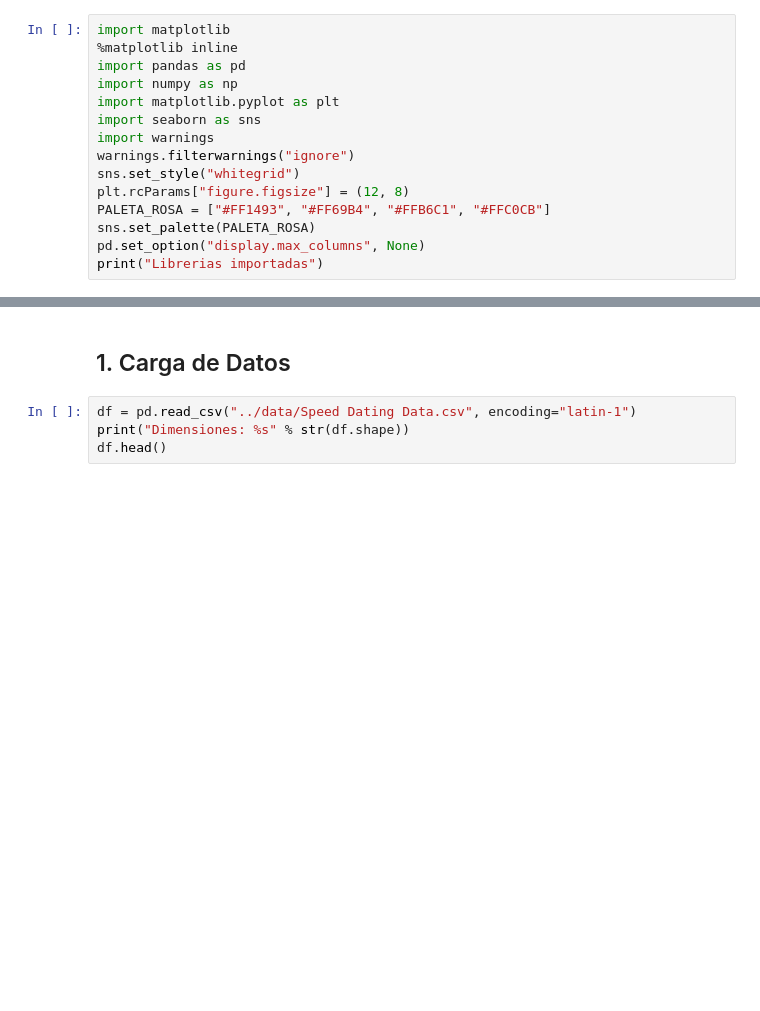
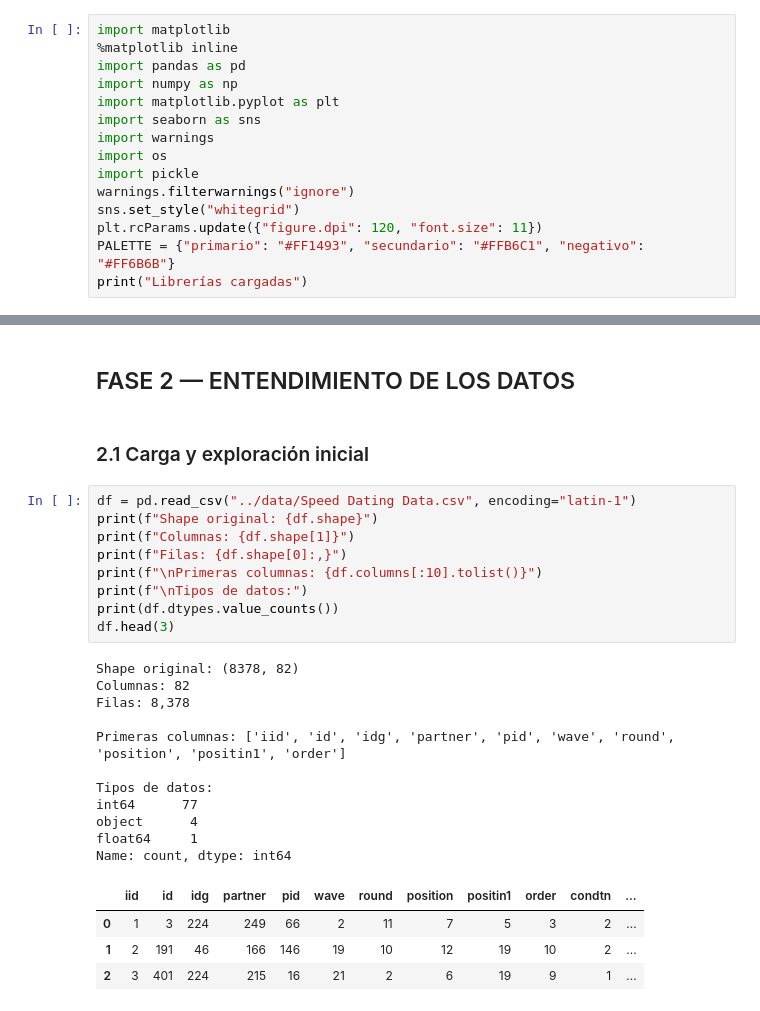
Before and after one commit to laulaguado/match-predictor, a Jupyter notebook: notebooks/01_preparacion_datos.ipynb, the cells around one changed output, grey strips where cells are left out. Drawn from its saved outputs; the diff is of its cells as text; blank space fills up the shorter version.

```diff
--- a/notebooks/01_preparacion_datos.ipynb
+++ b/notebooks/01_preparacion_datos.ipynb
@@ -10,10 +16,10 @@ import numpy as np
 import matplotlib.pyplot as plt
 import seaborn as sns
 import warnings
+import os
+import pickle
 warnings.filterwarnings("ignore")
 sns.set_style("whitegrid")
-plt.rcParams["figure.figsize"] = (12, 8)
-PALETA_ROSA = ["#FF1493", "#FF69B4", "#FFB6C1", "#FFC0CB"]
-sns.set_palette(PALETA_ROSA)
-pd.set_option("display.max_columns", None)
-print("Librerias importadas")
+plt.rcParams.update({"figure.dpi": 120, "font.size": 11})
+PALETTE = {"primario": "#FF1493", "secundario": "#FFB6C1", "negativo": "#FF6B6B"}
+print("Librerías cargadas")
@@ -20,6 +53,29 @@ print("Librerias importadas")
+# %% [markdown]
+## FASE 2 — ENTENDIMIENTO DE LOS DATOS
 # %% [markdown]
-## 1. Carga de Datos
+### 2.1 Carga y exploración inicial
 # %%
 df = pd.read_csv("../data/Speed Dating Data.csv", encoding="latin-1")
-print("Dimensiones: %s" % str(df.shape))
-df.head()
+print(f"Shape original: {df.shape}")
+print(f"Columnas: {df.shape[1]}")
+print(f"Filas: {df.shape[0]:,}")
+print(f"\nPrimeras columnas: {df.columns[:10].tolist()}")
+print(f"\nTipos de datos:")
+print(df.dtypes.value_counts())
+df.head(3)
+# %% [output]
+Shape original: (8378, 82)
+Columnas: 82
+Filas: 8,378
+
+Primeras columnas: ['iid', 'id', 'idg', 'partner', 'pid', 'wave', 'round', 'position', 'positin1', 'order']
+
+Tipos de datos:
+int64      77
+object      4
+float64     1
+Name: count, dtype: int64
+|  | iid | id | idg | partner | pid | wave | round | position | positin1 | order | condtn | ... |
+| 0 | 1 | 3 | 224 | 249 | 66 | 2 | 11 | 7 | 5 | 3 | 2 | ... |
+| 1 | 2 | 191 | 46 | 166 | 146 | 19 | 10 | 12 | 19 | 10 | 2 | ... |
+| 2 | 3 | 401 | 224 | 215 | 16 | 21 | 2 | 6 | 19 | 9 | 1 | ... |
```
Also changed, not shown: parts of 27 cells of this notebook, 17 other files.
